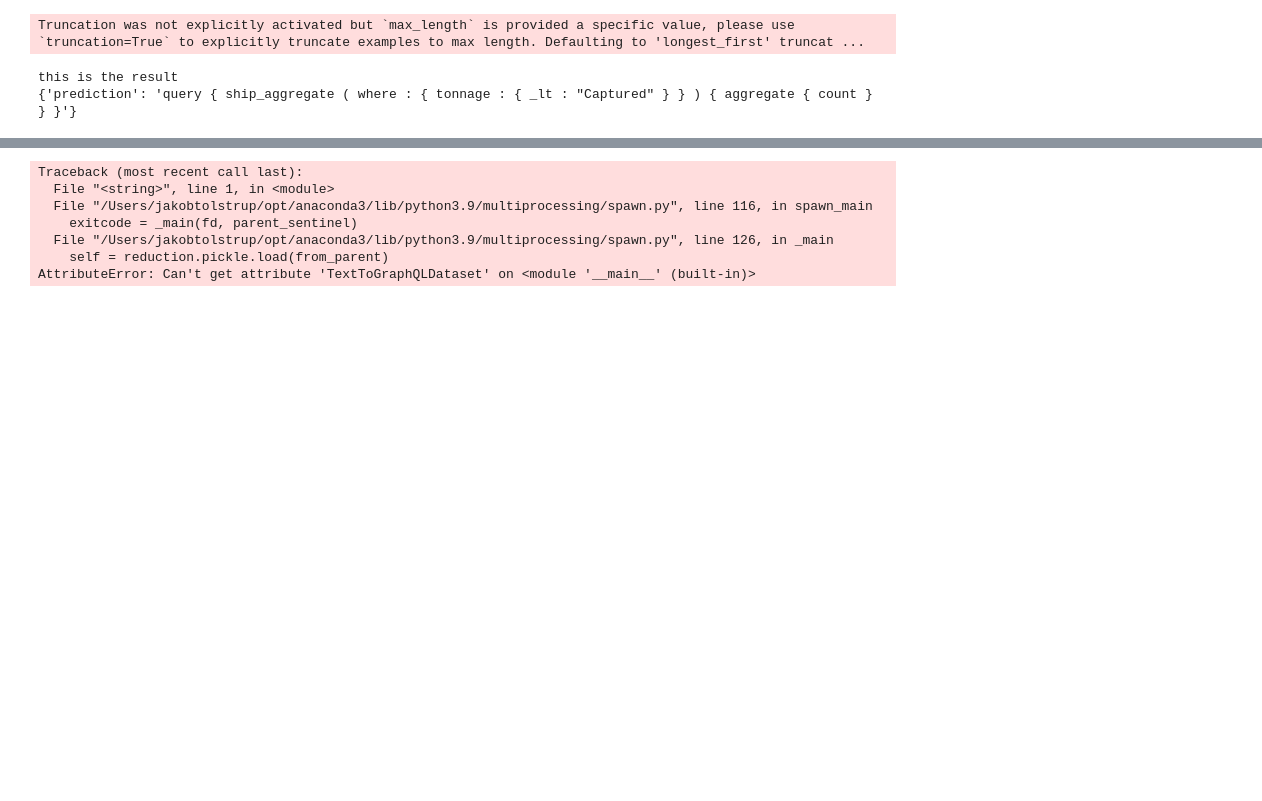
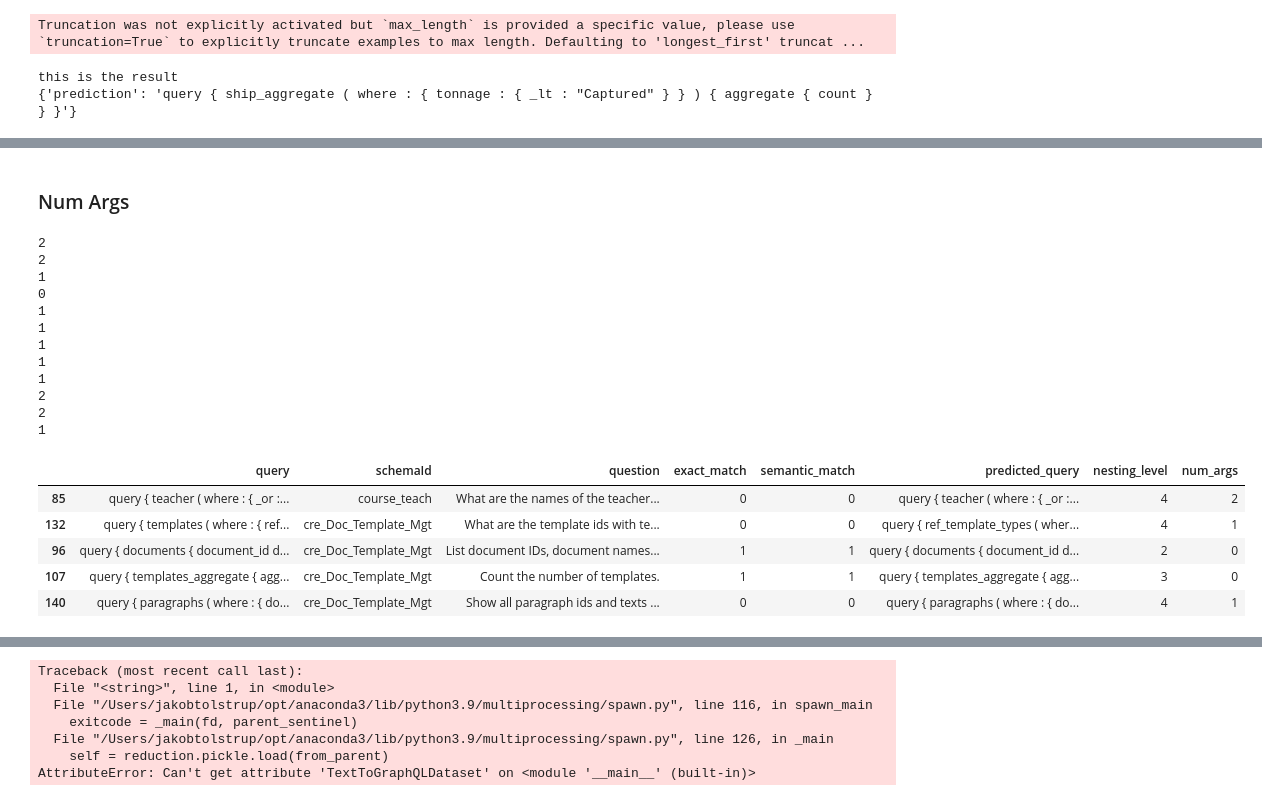
Before and after one commit to Dybton/T5, a Jupyter notebook: T5_SP2.ipynb, the cells around one changed output, grey strips where cells are left out. Drawn from its saved outputs; the diff is of its cells as text; code cells hidden in the pictures; blank space fills up the shorter version.

```diff
--- a/T5_SP2.ipynb
+++ b/T5_SP2.ipynb
@@ -869,0 +1143,80 @@ dev_df.to_csv('dev_df_with_results.csv')
+# %% [markdown]
+### Num Args
+# %%
+import re
+
+def count_graphql_arguments(query: str) -> int:
+    # Removing white spaces and escape characters
+    query = re.sub(r'\s|\\', '', query)
+
+    # Regular expression to find arguments in the query
+    pattern = re.compile(r'(\{[^\{]*\})')
+    matches = pattern.findall(query)
+
+    # Counting the number of arguments
+    count = 0
+    for match in matches:
+        count += match.count(':')
+    return count
+
+dev_df_2percent['num_args'] = dev_df_2percent['query'].apply(count_graphql_arguments)
+
+test = True
+stats = False
+
+if test:
+    query1 = 'query{teacher(where:{_or:[{age:{_eq:\"32\"}},{age:{_eq:\"33\"}}]}){name}}'
+    print(count_graphql_arguments(query1))  # Output: 2
+    query2 = 'query { templates ( where : { _and : [ { template_type_code : { _neq : "PP" } } , { template_type_code : { _neq : "PPT" } } ] } ) { template_id template_type_code } }'
+    print(count_graphql_arguments(query2))  # Output: 2
+    query3 = 'query { countrylanguage ( where : { language : { _neq : \"French\" } } , distinct_on : countrycode ) { countrycode } }'
+    print(count_graphql_arguments(query3))  # Output: 2
+    query4 = 'query { matches_aggregate { aggregate { count } } }'
+    print(count_graphql_arguments(query4))  # Output: 0
+    query5 = 'query{singer_aggregate(where:{country:{_eq:\"France\"}}){aggregate{avg{age}min{age}max{age}}}}'
+    print(count_graphql_arguments(query5))  # Output: 1
+    query6 = 'query { tv_channel_aggregate ( where : { language : { _eq : \"English\" } } ) { aggregate { count } } }'
+    print(count_graphql_arguments(query6))  # Output: 1
+    query7 = '{ conductor ( where : { orchestras : { year_of_founded : { _gt : 2008.0 } } } ) { name } }'
+    print(count_graphql_arguments(query7))  # Output: 1
+    query8 = '{ flights_aggregate ( where : { sourceairport : { _eq : \"APG\" } } ) { aggregate { count } } }'
+    print(count_graphql_arguments(query8))  # Output: 1
+    query9 = '{ poker_player_aggregate ( where : { earnings : { _lt : 200000.0 } } ) { aggregate { max { final_table_made } } } }'
+    print(count_graphql_arguments(query9))  # Output: 1
+    query10 = '{ country_aggregate ( where : { _and : { continent : { _eq : \"Africa\" } , governmentform : { _eq : \"Republic\" } } } ) { aggregate { avg { lifeexpectancy } } } }'
+    print(count_graphql_arguments(query10))  # Output: 2
+    query11 = '{ matches_aggregate ( where : { _and : { winner_hand : { _eq : \"L\" } , tourney_name : { _eq : \"WTA Championships\" } } } ) { aggregate { count } } }'
+    print(count_graphql_arguments(query11))  # Output: 2
+    query12 =  '{ paragraphs_aggregate ( where : { document : { document_name : { _eq : \"Summer Show\" } } } ) { aggregate { count } } }'
+    print(count_graphql_arguments(query12))  # Output: 1
+
+if stats:
+    dev_df['num_args'].hist()
+
+    print(dev_df['num_args'].min())
+    print(dev_df['num_args'].max())
+
+    print(dev_df['num_args'].mean())
+    print(dev_df['num_args'].median())
+
+
+dev_df_2percent.head()
+# %% [output]
+2
+2
+1
+0
+1
+1
+1
+1
+1
+2
+2
+1
+|  | query | schemaId | question | exact_match | semantic_match | predicted_query | nesting_level | num_args |
+| 85 | query { teacher ( where : { _or :... | course_teach | What are the names of the teacher... | 0 | 0 | query { teacher ( where : { _or :... | 4 | 2 |
+| 132 | query { templates ( where : { ref... | cre_Doc_Template_Mgt | What are the template ids with te... | 0 | 0 | query { ref_template_types ( wher... | 4 | 1 |
+| 96 | query { documents { document_id d... | cre_Doc_Template_Mgt | List document IDs, document names... | 1 | 1 | query { documents { document_id d... | 2 | 0 |
+| 107 | query { templates_aggregate { agg... | cre_Doc_Template_Mgt | Count the number of templates. | 1 | 1 | query { templates_aggregate { agg... | 3 | 0 |
+| 140 | query { paragraphs ( where : { do... | cre_Doc_Template_Mgt | Show all paragraph ids and texts ... | 0 | 0 | query { paragraphs ( where : { do... | 4 | 1 |
```
Also changed, not shown: parts of 25 cells of this notebook.
